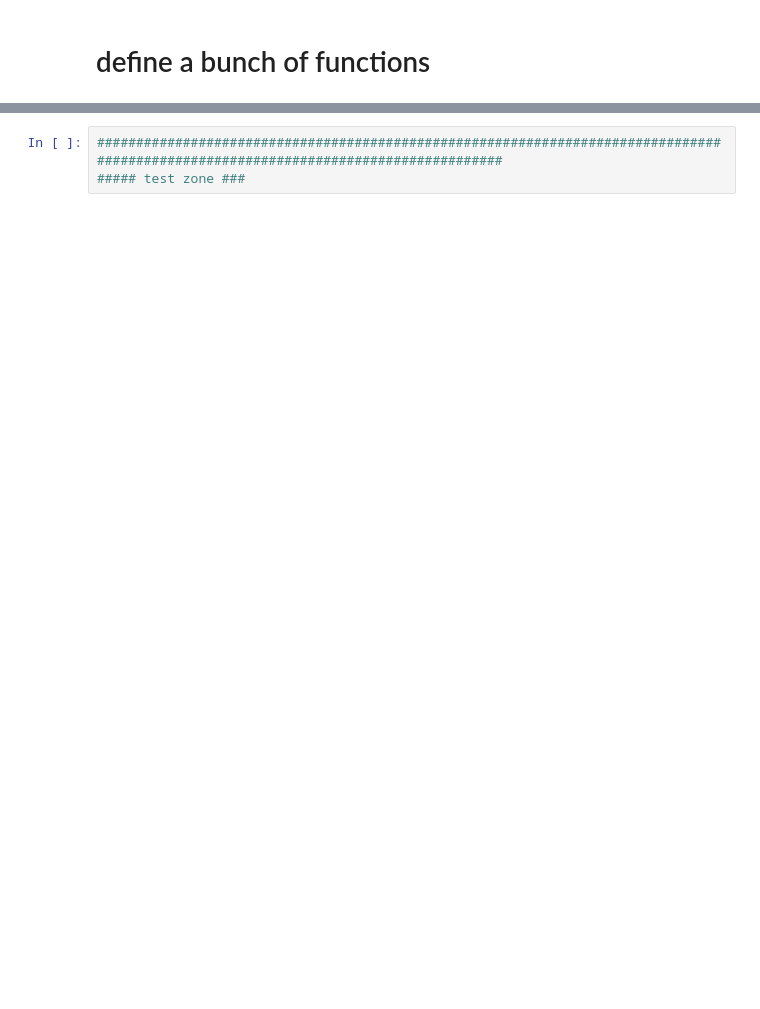
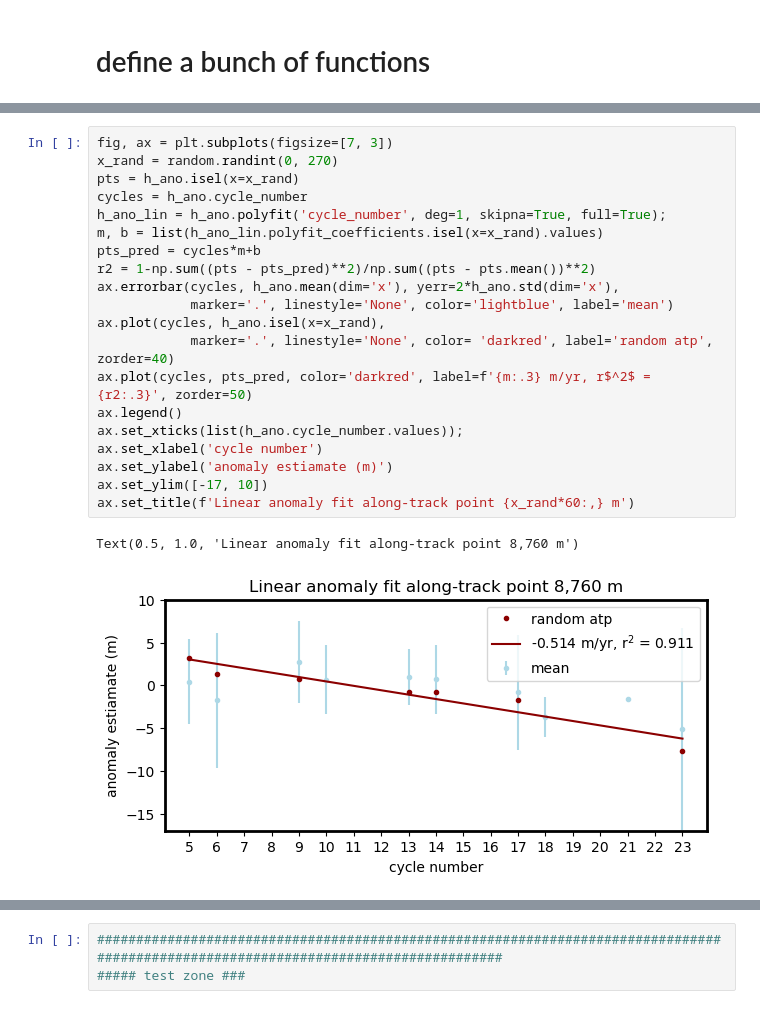
Before and after one commit to chancelorr/pinning-points, a Jupyter notebook: rpt_track_atl11.ipynb, the cells around one changed output, grey strips where cells are left out. Saved outputs shown, nothing was run; the diff lists cells and outputs as text; blank space fills up the shorter version.

Commit message:
rpt track atl11 probably just index changes;

```diff
--- a/rpt_track_atl11.ipynb
+++ b/rpt_track_atl11.ipynb
@@ -530,0 +565,23 @@ Wall time: 137 ms
+# %%
+fig, ax = plt.subplots(figsize=[7, 3])
+x_rand = random.randint(0, 270)
+pts = h_ano.isel(x=x_rand)
+cycles = h_ano.cycle_number
+h_ano_lin = h_ano.polyfit('cycle_number', deg=1, skipna=True, full=True);
+m, b = list(h_ano_lin.polyfit_coefficients.isel(x=x_rand).values)
+pts_pred = cycles*m+b
+r2 = 1-np.sum((pts - pts_pred)**2)/np.sum((pts - pts.mean())**2)
+ax.errorbar(cycles, h_ano.mean(dim='x'), yerr=2*h_ano.std(dim='x'),
+            marker='.', linestyle='None', color='lightblue', label='mean')
+ax.plot(cycles, h_ano.isel(x=x_rand),
+            marker='.', linestyle='None', color= 'darkred', label='random atp', zorder=40)
+ax.plot(cycles, pts_pred, color='darkred', label=f'{m:.3} m/yr, r$^2$ = {r2:.3}', zorder=50)
+ax.legend()
+ax.set_xticks(list(h_ano.cycle_number.values));
+ax.set_xlabel('cycle number')
+ax.set_ylabel('anomaly estiamate (m)')
+ax.set_ylim([-17, 10])
+ax.set_title(f'Linear anomaly fit along-track point {x_rand*60:,} m')
+# %% [output]
+Text(0.5, 1.0, 'Linear anomaly fit along-track point 8,760 m')
+[figure, added]
```
Also changed, not shown: parts of 16 cells of this notebook.
